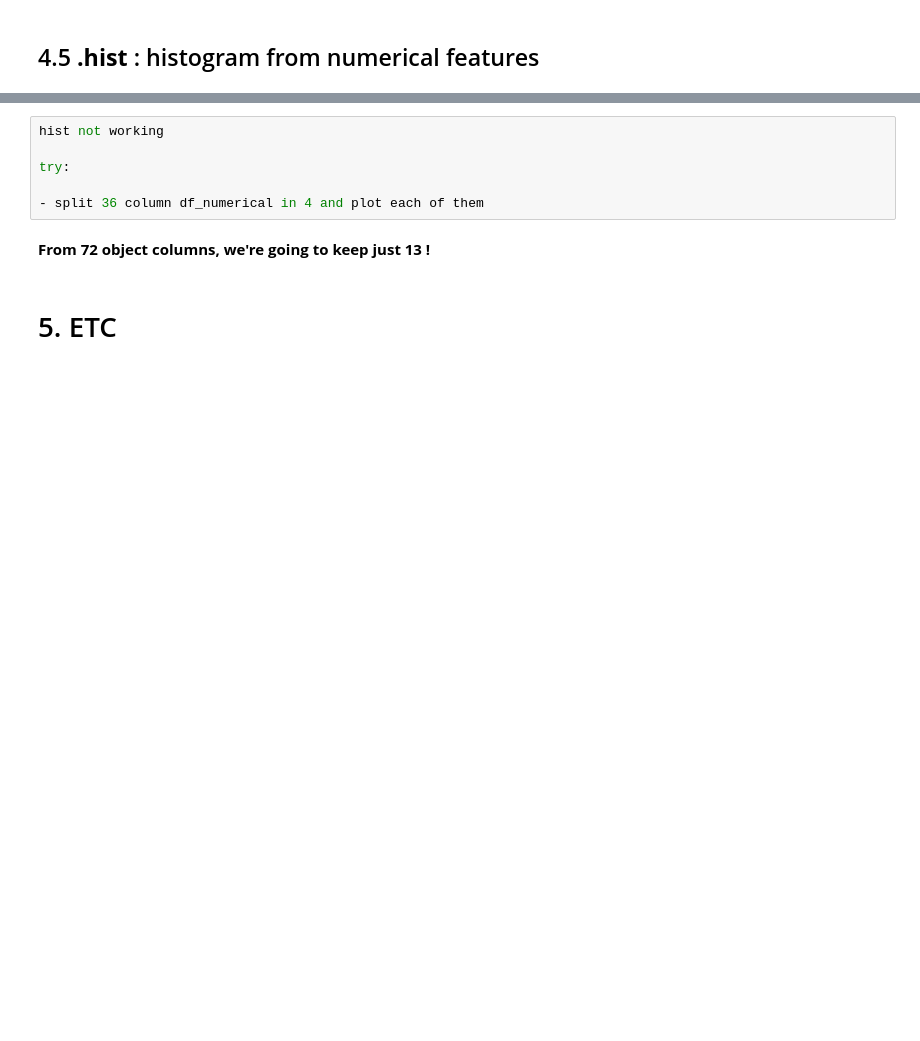
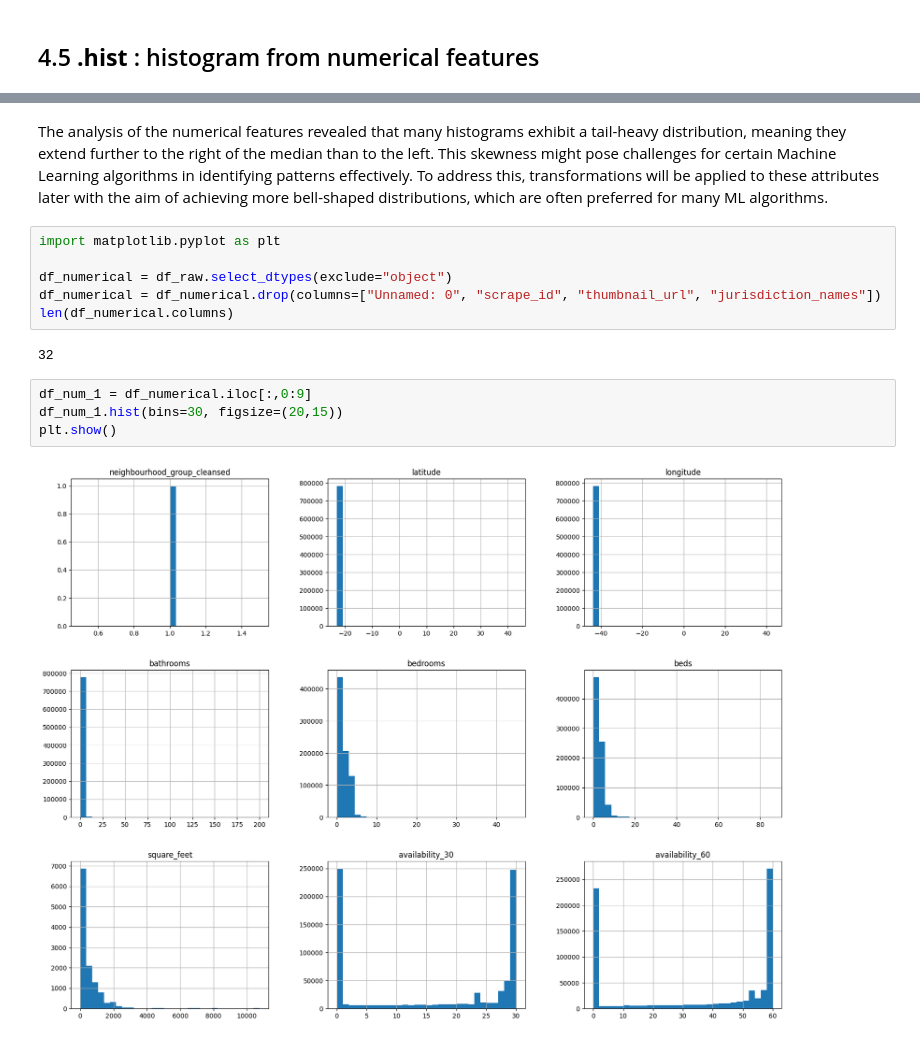
Before and after one commit to arthurcornelio88/airbnbpricing, a Jupyter notebook: airbnb-pricing.ipynb, the cells around one changed output, grey strips where cells are left out. Saved outputs shown, nothing was run; the diff lists cells and outputs as text; blank space fills up the shorter version.

Commit message:
hist finished

```diff
--- a/airbnb-pricing.ipynb
+++ b/airbnb-pricing.ipynb
@@ -168,10 +166,16 @@ df_numerical = df_raw.select_dtypes(exclude="object")
-# %%
-hist not working
-
-try:
-
-- split 36 column df_numerical in 4 and plot each of them
-# %% [markdown]
-**From 72 object columns, we're going to keep just 13 !**
-# %% [markdown]
-# 5. ETC
+# %% [markdown]
+The analysis of the numerical features revealed that many histograms exhibit a tail-heavy distribution, meaning they extend further to the right of the median than to the left. This skewness might pose challenges for certain Machine Learning algorithms in identifying patterns effectively. To address this, transformations will be applied to these attributes later with the aim of achieving more bell-shaped distributions, which are often preferred for many ML algorithms.
+# %%
+import matplotlib.pyplot as plt
+
+df_numerical = df_raw.select_dtypes(exclude="object")
+df_numerical = df_numerical.drop(columns=["Unnamed: 0", "scrape_id", "thumbnail_url", "jurisdiction_names"])
+len(df_numerical.columns)
+# %% [output]
+32
+# %%
+df_num_1 = df_numerical.iloc[:,0:9]
+df_num_1.hist(bins=30, figsize=(20,15))
+plt.show()
+# %% [output]
+[figure, added]
```
Also changed, not shown: parts of 7 cells of this notebook.
